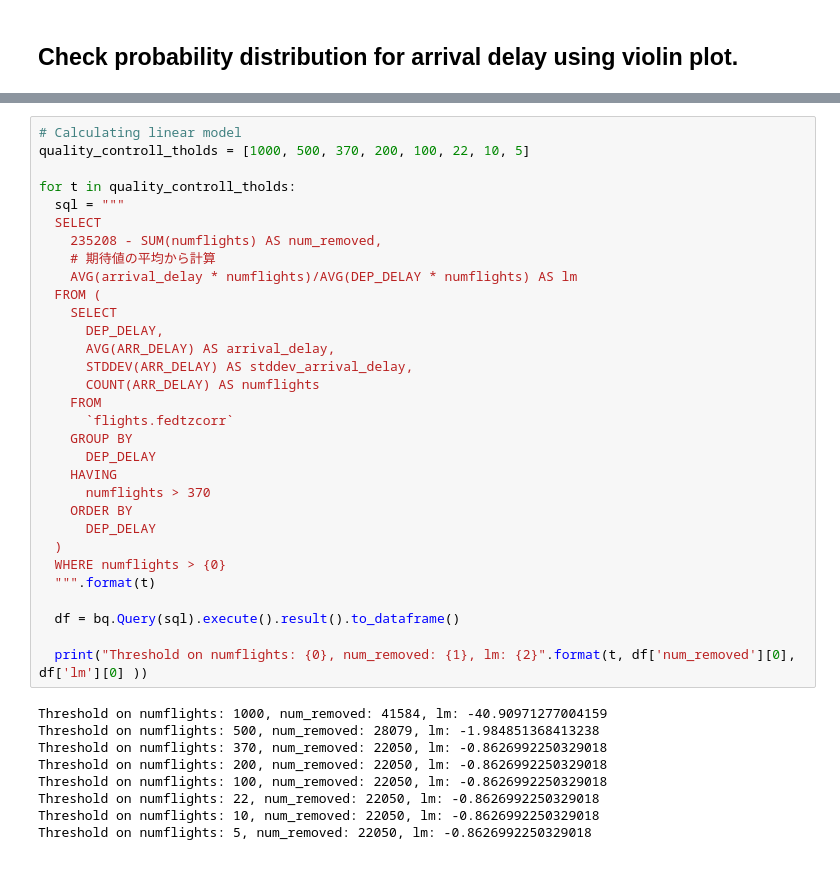
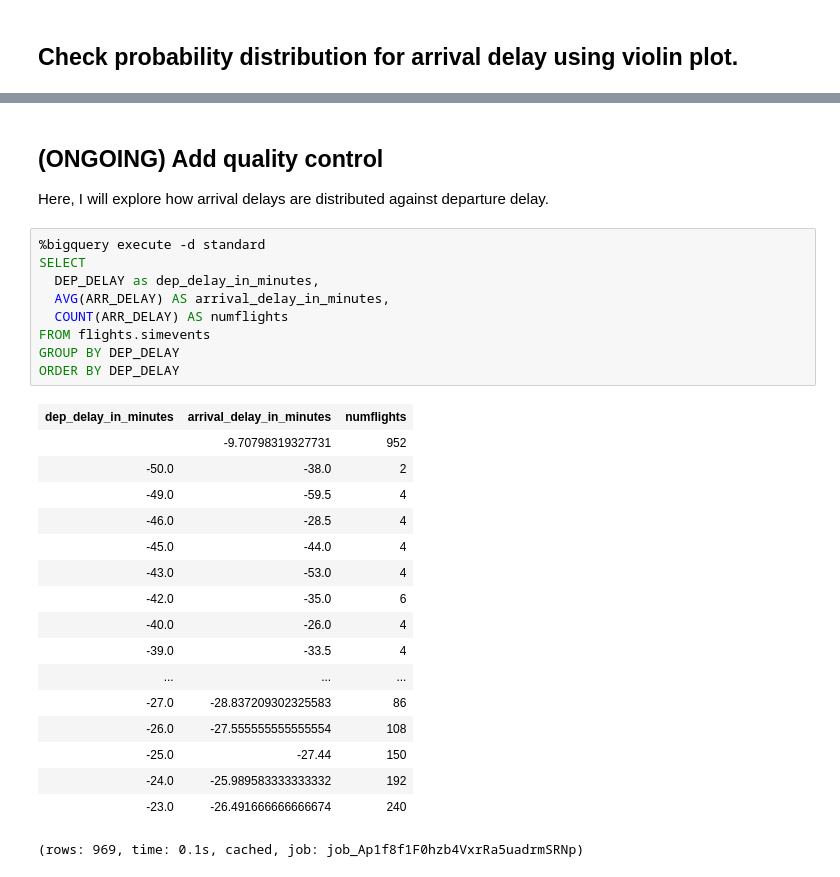
Before and after one commit to yuwtennis/google-data-engineer, a Jupyter notebook: Ch05/getting_started_with_eda.ipynb, the cells around one changed output, grey strips where cells are left out. Drawn from its saved outputs; the diff is of its cells as text.

```diff
--- a/Ch05/getting_started_with_eda.ipynb
+++ b/Ch05/getting_started_with_eda.ipynb
@@ -94,40 +100,30 @@ ax.set_xlim(-50, 200)
-# %%
-# Calculating linear model
-quality_controll_tholds = [1000, 500, 370, 200, 100, 22, 10, 5]
-
-for t in quality_controll_tholds:
-  sql = """
-  SELECT
-    235208 - SUM(numflights) AS num_removed,
-    # 期待値の平均から計算
-    AVG(arrival_delay * numflights)/AVG(DEP_DELAY * numflights) AS lm
-  FROM (
-    SELECT
-      DEP_DELAY,
-      AVG(ARR_DELAY) AS arrival_delay,
-      STDDEV(ARR_DELAY) AS stddev_arrival_delay,
-      COUNT(ARR_DELAY) AS numflights
-    FROM
-      `flights.fedtzcorr`
-    GROUP BY
-      DEP_DELAY
-    HAVING
-      numflights > 370
-    ORDER BY
-      DEP_DELAY
-  )
-  WHERE numflights > {0}
-  """.format(t)
-
-  df = bq.Query(sql).execute().result().to_dataframe()
-
-  print("Threshold on numflights: {0}, num_removed: {1}, lm: {2}".format(t, df['num_removed'][0], df['lm'][0] ))
-# %% [output]
-Threshold on numflights: 1000, num_removed: 41584, lm: -40.90971277004159
-Threshold on numflights: 500, num_removed: 28079, lm: -1.984851368413238
-Threshold on numflights: 370, num_removed: 22050, lm: -0.8626992250329018
-Threshold on numflights: 200, num_removed: 22050, lm: -0.8626992250329018
-Threshold on numflights: 100, num_removed: 22050, lm: -0.8626992250329018
-Threshold on numflights: 22, num_removed: 22050, lm: -0.8626992250329018
-Threshold on numflights: 10, num_removed: 22050, lm: -0.8626992250329018
-Threshold on numflights: 5, num_removed: 22050, lm: -0.8626992250329018
+# %% [markdown]
+## (ONGOING) Add quality control
+Here, I will explore how arrival delays are distributed against departure delay.
+# %%
+%bigquery execute -d standard
+SELECT
+  DEP_DELAY as dep_delay_in_minutes,
+  AVG(ARR_DELAY) AS arrival_delay_in_minutes,
+  COUNT(ARR_DELAY) AS numflights
+FROM flights.simevents
+GROUP BY DEP_DELAY
+ORDER BY DEP_DELAY
+# %% [output]
+| dep_delay_in_minutes | arrival_delay_in_minutes | numflights |
+|  | -9.70798319327731 | 952 |
+| -50.0 | -38.0 | 2 |
+| -49.0 | -59.5 | 4 |
+| -46.0 | -28.5 | 4 |
+| -45.0 | -44.0 | 4 |
+| -43.0 | -53.0 | 4 |
+| -42.0 | -35.0 | 6 |
+| -40.0 | -26.0 | 4 |
+| -39.0 | -33.5 | 4 |
+| ... | ... | ... |
+| -27.0 | -28.837209302325583 | 86 |
+| -26.0 | -27.555555555555554 | 108 |
+| -25.0 | -27.44 | 150 |
+| -24.0 | -25.989583333333332 | 192 |
+| -23.0 | -26.491666666666674 | 240 |
+(rows: 969, time: 0.1s, cached, job: job_Ap1f8f1F0hzb4VxrRa5uadrmSRNp)
```
Also changed, not shown: parts of 16 cells of this notebook.
